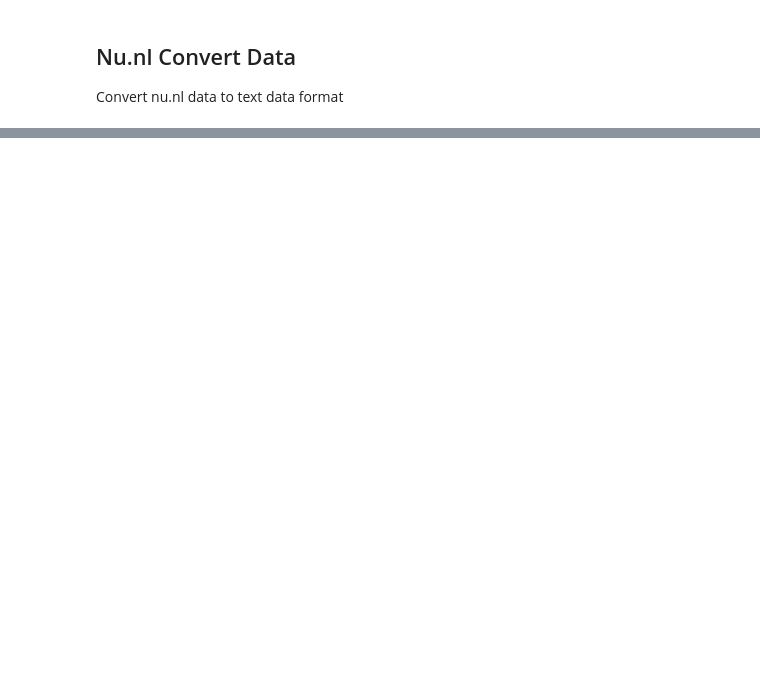
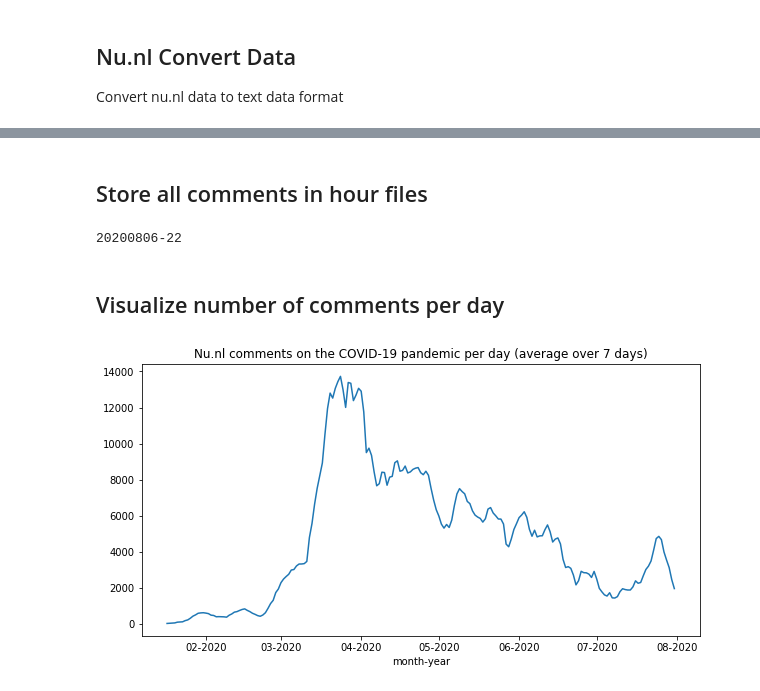
Before and after one commit to puregome/notebooks, a Jupyter notebook: nunl-convert-data.ipynb, the cells around one changed output, grey strips where cells are left out. Drawn from its saved outputs; the diff is of its cells as text; code cells hidden in the pictures; blank space fills up the shorter version.

Commit message:
changed graph

```diff
--- a/nunl-convert-data.ipynb
+++ b/nunl-convert-data.ipynb
@@ -65,0 +80,51 @@ for dateString in sorted(dataPerHour.keys()):
+# %% [markdown]
+## Store all comments in hour files
+# %%
+for hourString in sorted(dataPerHour.keys()):
+    squeal(hourString)
+    outFileName = hourString+FILESUFFIX
+    if len(dataPerHour[hourString]) > 0:
+        dfOut = pd.DataFrame(dataPerHour[hourString]).rename(columns={ID:IDSTR,NAME:USER,PARENT:REPLYID})
+        del(dfOut[DATE])
+        dfOut[VERIFIED] = ["" for i in range(0,len(dfOut))]
+        dfOut.to_csv(DATADIROUT+outFileName,index=False,compression="gzip")
+# %% [output]
+20200806-22
+# %% [markdown]
+## Visualize number of comments per day
+# %%
+def movingAverage(numberList,size):
+    newList = []
+    for i in range(0,len(numberList)):
+        numberUsed = 1
+        newList.append(numberList[i])
+        for j in range(1,size):
+            if i-j >= 0:
+                newList[i] += numberList[i-j]
+                numberUsed += 1
+        newList[i] /= numberUsed
+    return(newList)
+# %%
+countsPerDate = {}
+for hourString in sorted(dataPerHour.keys()):
+    dateString = hourString[0:8]
+    if not dateString in countsPerDate: countsPerDate[dateString] = 0
+    countsPerDate[dateString] += len(dataPerHour[hourString])
+# %%
+DATEFORMATDAY = "%Y%m%d"
+PLOTFILENAME = "frequency-nunl.png"
+WEEKLENGTH = 7
+
+x = [datetime.datetime.strptime(d,DATEFORMATDAY) for d in countsPerDate if d < "20200801"]
+y = [countsPerDate[d] for d in countsPerDate if d < "20200801"]
+
+plt.subplots(figsize=(10,5))
+ax = plt.subplot(111)
+plt.plot_date(x,movingAverage(y,WEEKLENGTH),fmt="-")
+plt.xlabel("month-year")
+plt.title(f"Nu.nl comments on the COVID-19 pandemic per day (average over {WEEKLENGTH} days)")
+ax.xaxis.set_major_formatter(mdates.DateFormatter("%m-%Y"))
+plt.savefig(PLOTFILENAME)
+plt.show()
+# %% [output]
+[figure, added]
```
Also changed, not shown: parts of 7 cells of this notebook.
